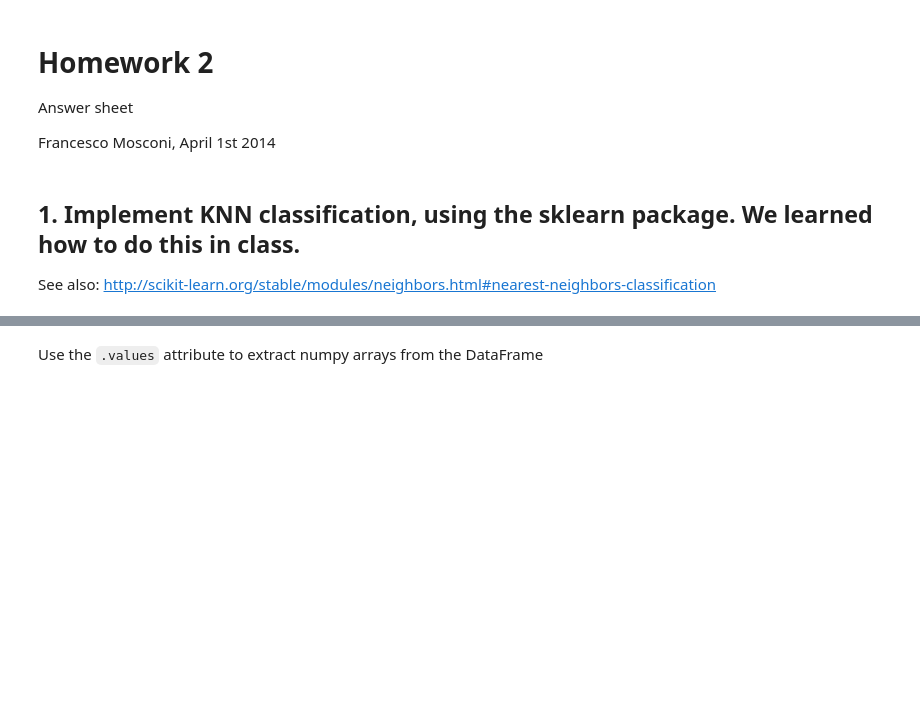
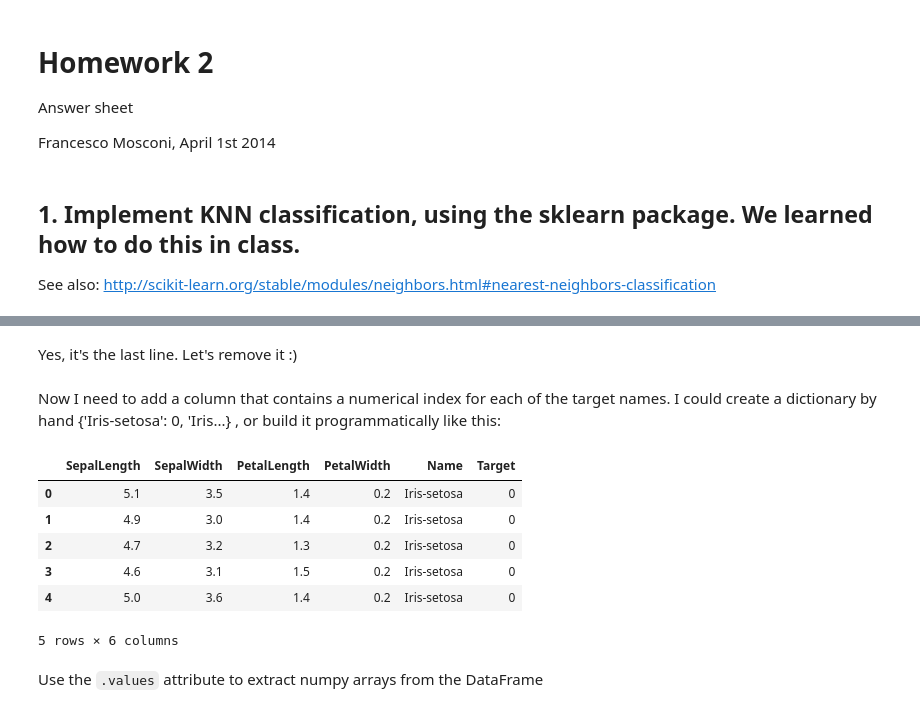
Before and after one commit to zd123/DAT_SF_5, a Jupyter notebook: iPython notebooks/HW2 - Solution.ipynb, the cells around one changed output, grey strips where cells are left out. Drawn from its saved outputs; the diff is of its cells as text; code cells hidden in the pictures; blank space fills up the shorter version.

```diff
--- a/iPython notebooks/HW2 - Solution.ipynb
+++ b/iPython notebooks/HW2 - Solution.ipynb
@@ -35,0 +21,7 @@ df.head()
+# %%
+df = pd.read_csv('data/iris_data.csv',
+                 names=['SepalLength','SepalWidth','PetalLength','PetalWidth','Name'])
+
+# alternatively we can pull the data directly from the web :)
+# df = pd.read_csv('https://archive.ics.uci.edu/ml/machine-learning-databases/iris/iris.data',
+#                 names=['SepalLength','SepalWidth','PetalLength','PetalWidth','Name'])
@@ -36,3 +52,23 @@ df.head()
+# %% [markdown]
+Yes, it's the last line. Let's remove it :)
+# %%
+df = df.dropna()
+# %% [markdown]
+Now I need to add a column that contains a numerical index for each of the target names. I could create a dictionary by hand {'Iris-setosa': 0, 'Iris...} , or build it programmatically like this:
+# %%
+labels_dict = {name : i for i, name in list(enumerate(np.unique(df['Name']))) }
+# %%
+df['Target'] = df['Name'].map(lambda x: labels_dict[x])
+
+df.head()
+# %% [output]
+|  | SepalLength | SepalWidth | PetalLength | PetalWidth | Name | Target |
+| 0 | 5.1 | 3.5 | 1.4 | 0.2 | Iris-setosa | 0 |
+| 1 | 4.9 | 3.0 | 1.4 | 0.2 | Iris-setosa | 0 |
+| 2 | 4.7 | 3.2 | 1.3 | 0.2 | Iris-setosa | 0 |
+| 3 | 4.6 | 3.1 | 1.5 | 0.2 | Iris-setosa | 0 |
+| 4 | 5.0 | 3.6 | 1.4 | 0.2 | Iris-setosa | 0 |
+5 rows × 6 columns
 # %% [markdown]
 Use the `.values` attribute to extract numpy arrays from the DataFrame
 # %%
```
Also changed, not shown: parts of 11 cells of this notebook, 1 other file.
